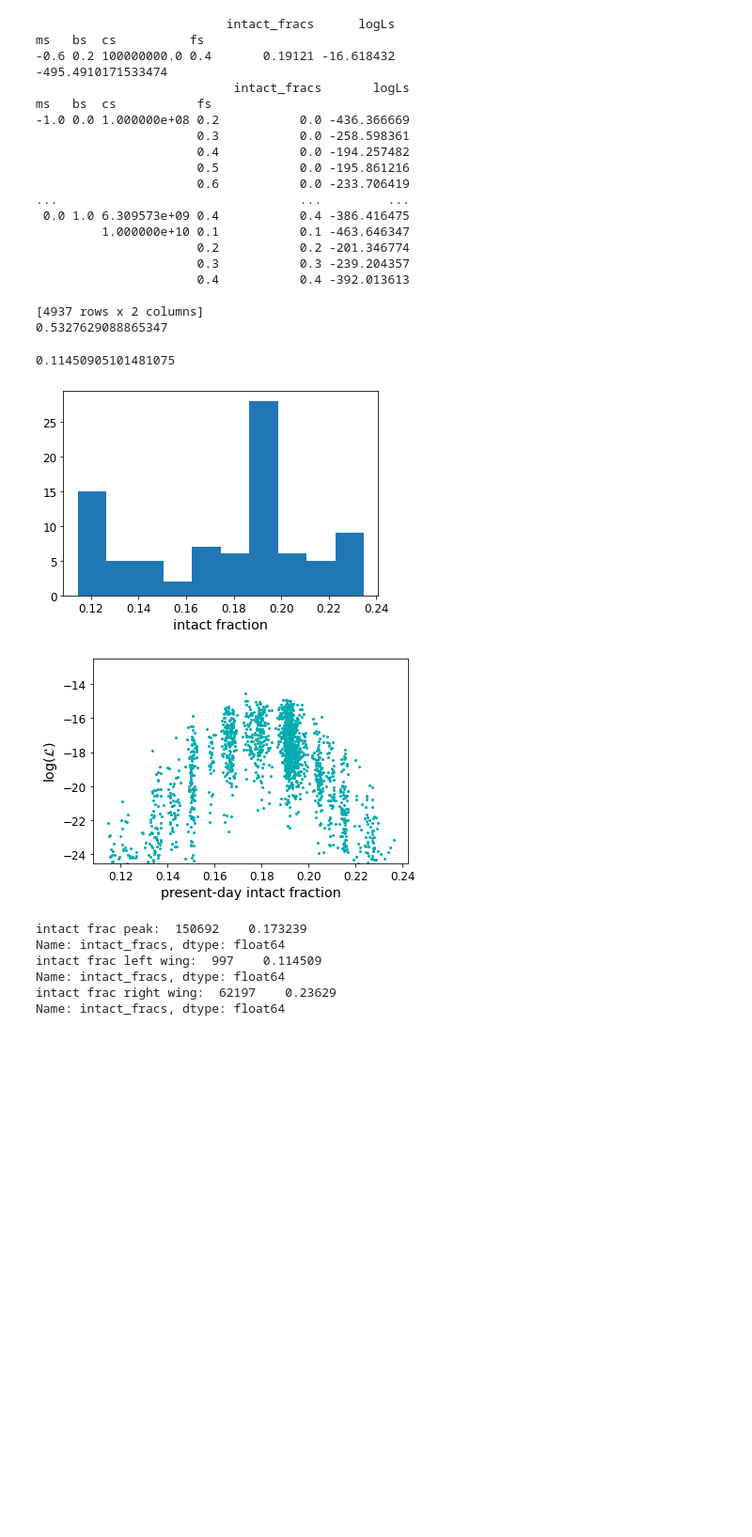
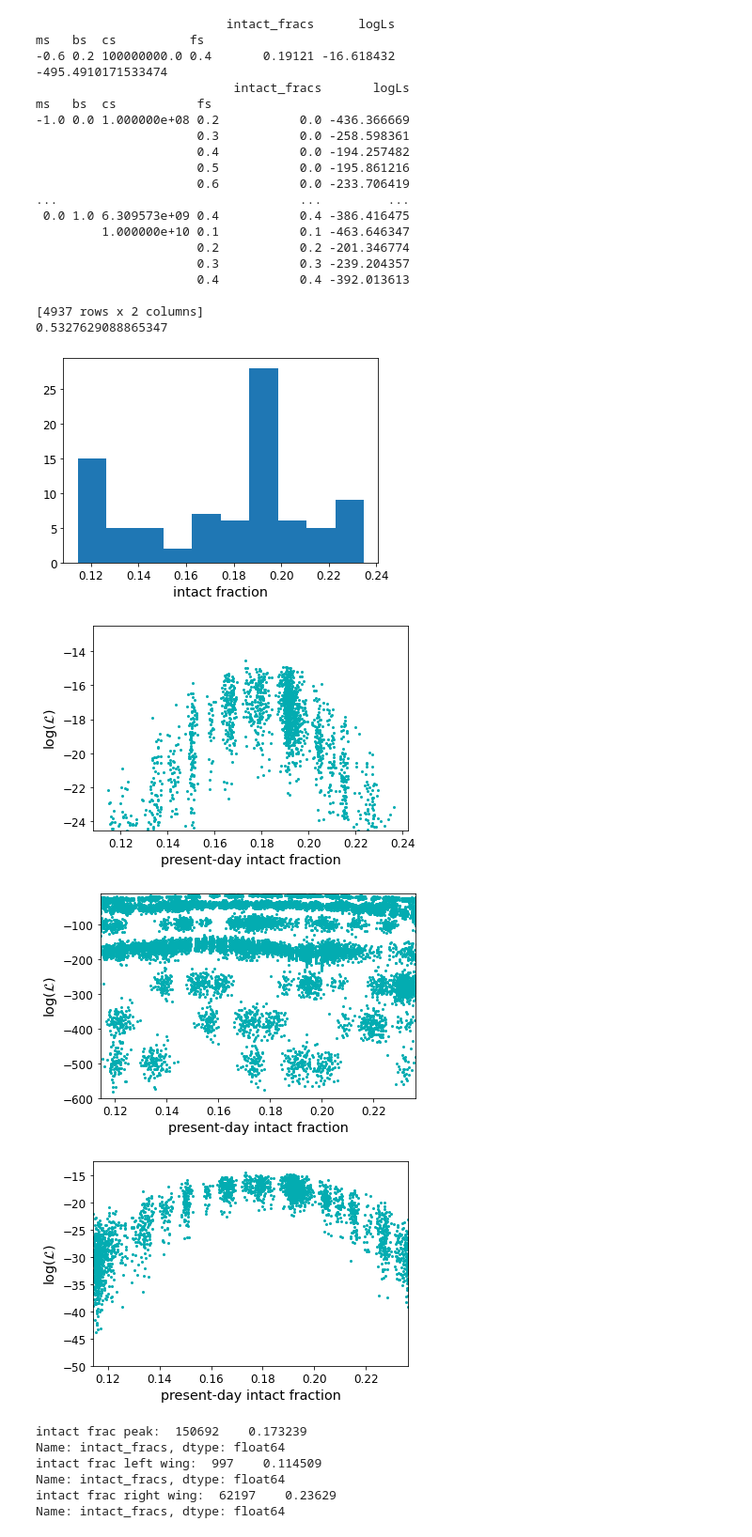
Before and after one commit to exoclam/mastrangelo, a Jupyter notebook: notebooks/analyze.ipynb, the cells around one changed output. Shown at 94% size. Saved outputs shown, nothing was run; the diff lists cells and outputs as text; code cells hidden in the pictures; blank space fills up the shorter version.

```diff
--- a/notebooks/analyze.ipynb
+++ b/notebooks/analyze.ipynb
@@ -587,7 +587,3 @@ ms   bs  cs           fs
 
 [4937 rows x 2 columns]
 0.5327629088865347
-# %%
-good_models.intact_fracs.min()
-# %% [output]
-0.11450905101481075
@@ -594,23 +592,40 @@ good_models.intact_fracs.min()
 # %%
 # quick check of the intact fraction distribution of good models (take median across all samples of each tuple)
 plt.hist(good_models.groupby(['ms','bs','cs','fs']).median('intact_fracs').intact_fracs)
 plt.xlabel('intact fraction')
 plt.show()
 
 median_logLs = recovery.groupby(['ms','bs','cs','fs']).max('logLs').logLs
 median_intact_fracs = recovery.groupby(['ms','bs','cs','fs']).median('intact_fracs').intact_fracs
 #plt.scatter(median_intact_fracs, median_logLs, s=4, color='#03acb1')
 plt.scatter(good_models.intact_fracs, good_models.logLs, s=4, color='#03acb1')
 #plt.vlines(x=0.53, ymin=min(median_logLs), ymax=max(median_logLs), linestyles='--', color='r', label=r'1-$\sigma$')
 plt.xlabel('present-day intact fraction')
 plt.ylabel(r'log($\mathcal{L}$)')
 plt.ylim([good_models.logLs.min(), good_models.logLs.max()+2])
 #plt.legend()
-plt.savefig(path+'figures/intact-vs-logL.png', facecolor='white', bbox_inches='tight')
+#plt.savefig(path+'figures/intact-vs-logL.png', facecolor='white', bbox_inches='tight')
 plt.show()
+
+plt.scatter(recovery.intact_fracs, recovery.logLs, s=4, color='#03acb1')
+plt.xlabel('present-day intact fraction')
+plt.ylabel(r'log($\mathcal{L}$)')
+plt.xlim([good_models.intact_fracs.min(), good_models.intact_fracs.max()])
+plt.ylim([-600, good_models.logLs.max()+2])
+plt.show()
+
+recovery_04 = recovery.loc[recovery.fs==0.4]
+plt.scatter(recovery_04.intact_fracs, recovery_04.logLs, s=4, color='#03acb1')
+plt.xlabel('present-day intact fraction')
+plt.ylabel(r'log($\mathcal{L}$)')
+plt.xlim([good_models.intact_fracs.min(), good_models.intact_fracs.max()])
+plt.ylim([-50, good_models.logLs.max()+2])
+plt.show()
 # %% [output]
 [figure]
 [figure]
+[figure, added]
+[figure, added]
 # %%
 print("intact frac peak: ", good_models.loc[good_models.logLs == np.max(good_models.logLs)].intact_fracs)
 print("intact frac left wing: ", good_models.loc[good_models.intact_fracs == np.min(good_models.intact_fracs)].intact_fracs)
```
Also changed, not shown: parts of 18 cells of this notebook, 4 other files.
